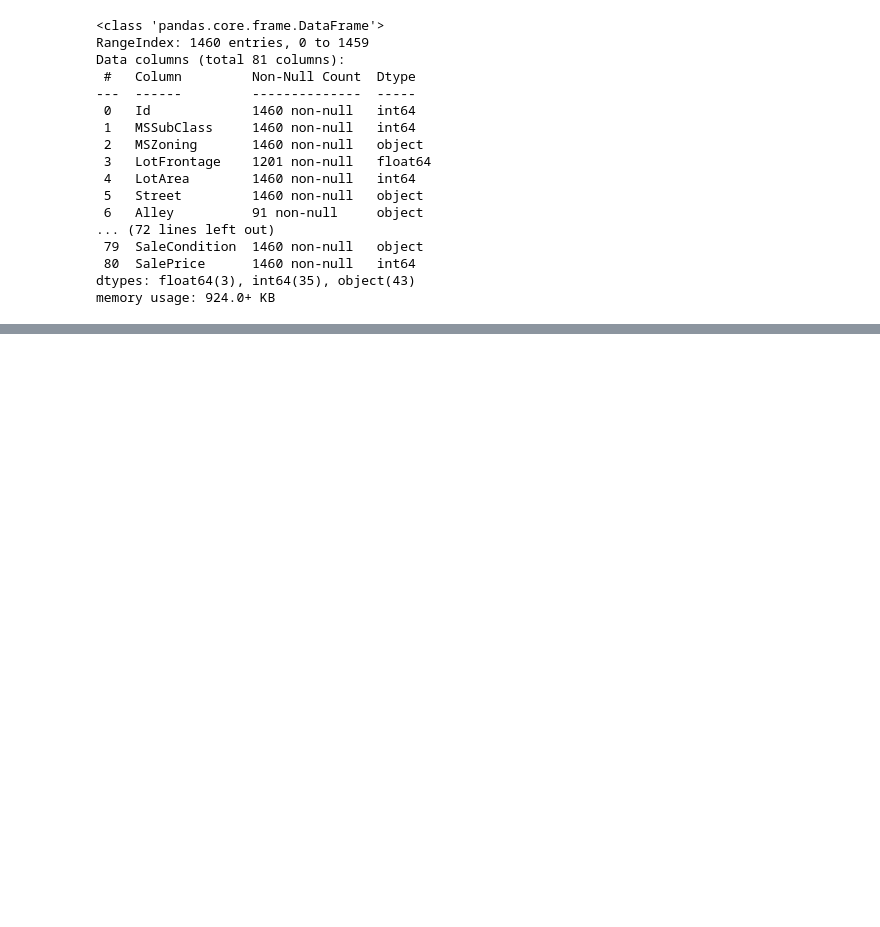
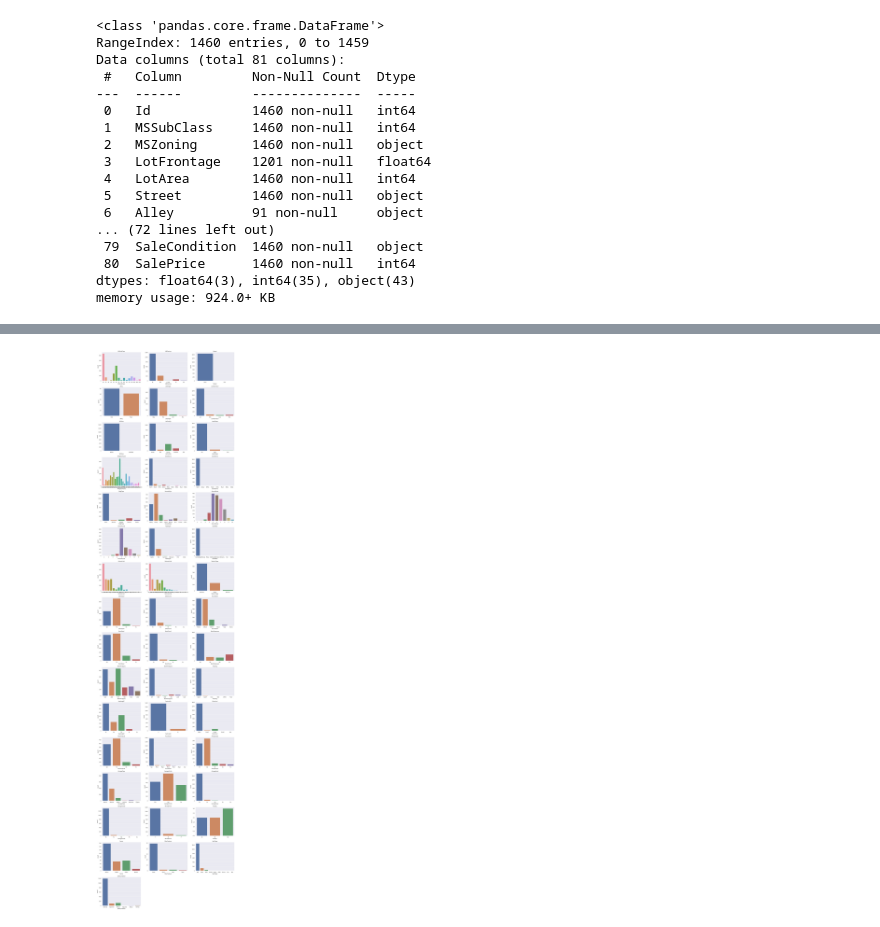
Before and after one commit to NasserMohamedEid/House-Prices, a Jupyter notebook: house-price.ipynb, the cells around one changed output, grey strips where cells are left out. Drawn from its saved outputs; the diff is of its cells as text; code cells hidden in the pictures; blank space fills up the shorter version.

```diff
--- a/house-price.ipynb
+++ b/house-price.ipynb
@@ -80,0 +155,22 @@ array(['RL', 'RM', 'C (all)', 'FV', 'RH'], dtype=object)
+# %%
+categorical_columns = df_train.select_dtypes(include=['object']).columns
+
+num_columns = 3
+num_rows = (len(categorical_columns) + num_columns - 1) // num_columns
+
+# Set the figure size
+plt.figure(figsize=(20, 5 * num_rows))
+
+# Iterate through each categorical column and create a bar plot
+for i, column in enumerate(categorical_columns):
+    plt.subplot(num_rows, num_columns, i + 1)
+    sns.countplot(x=column, data=df_train)
+    plt.title(column)
+
+# Adjust layout
+plt.tight_layout()
+
+# Show the plot
+plt.show()
+# %% [output]
+[figure, added]
```
Also changed, not shown: parts of 11 cells of this notebook.
